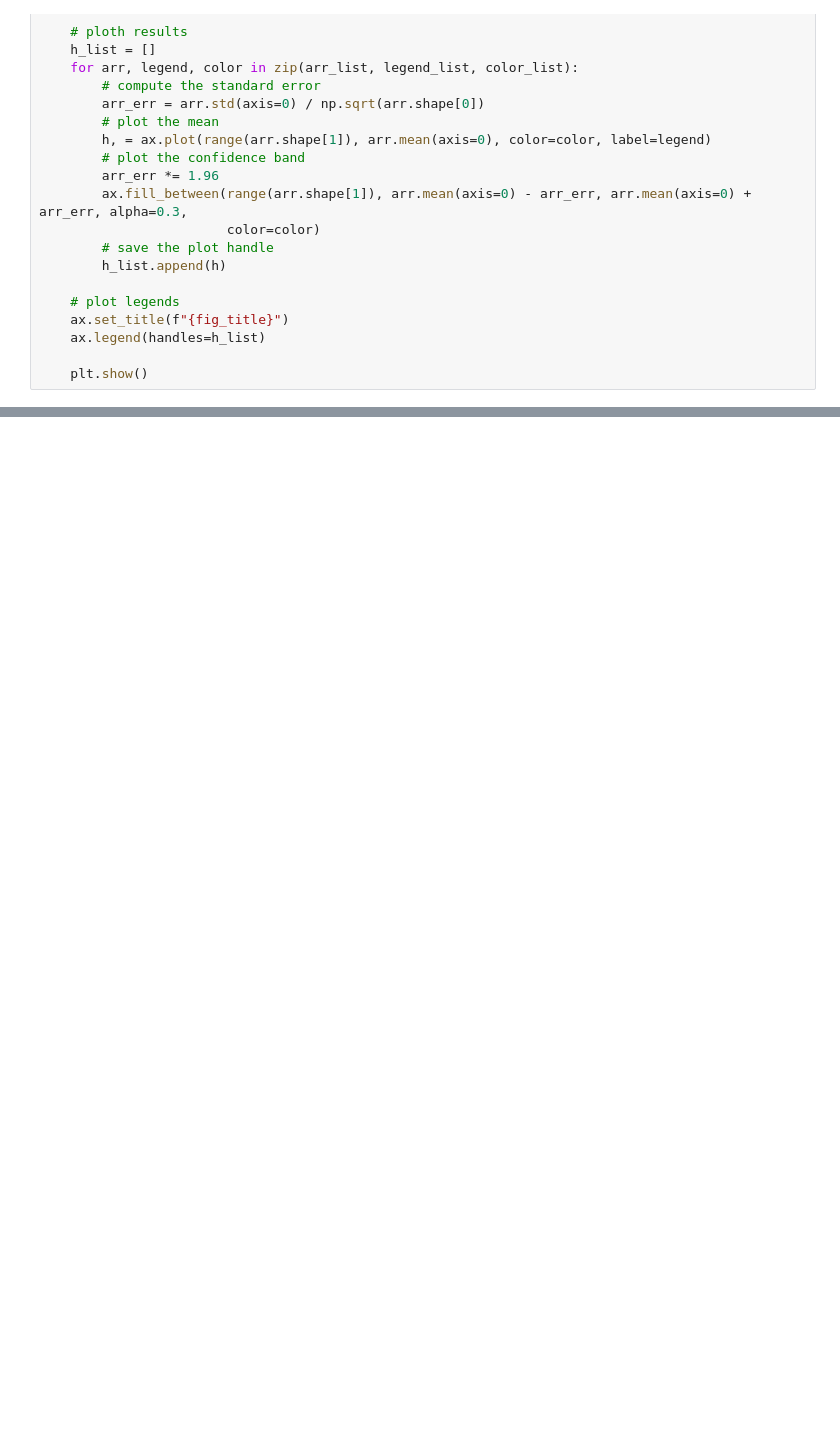
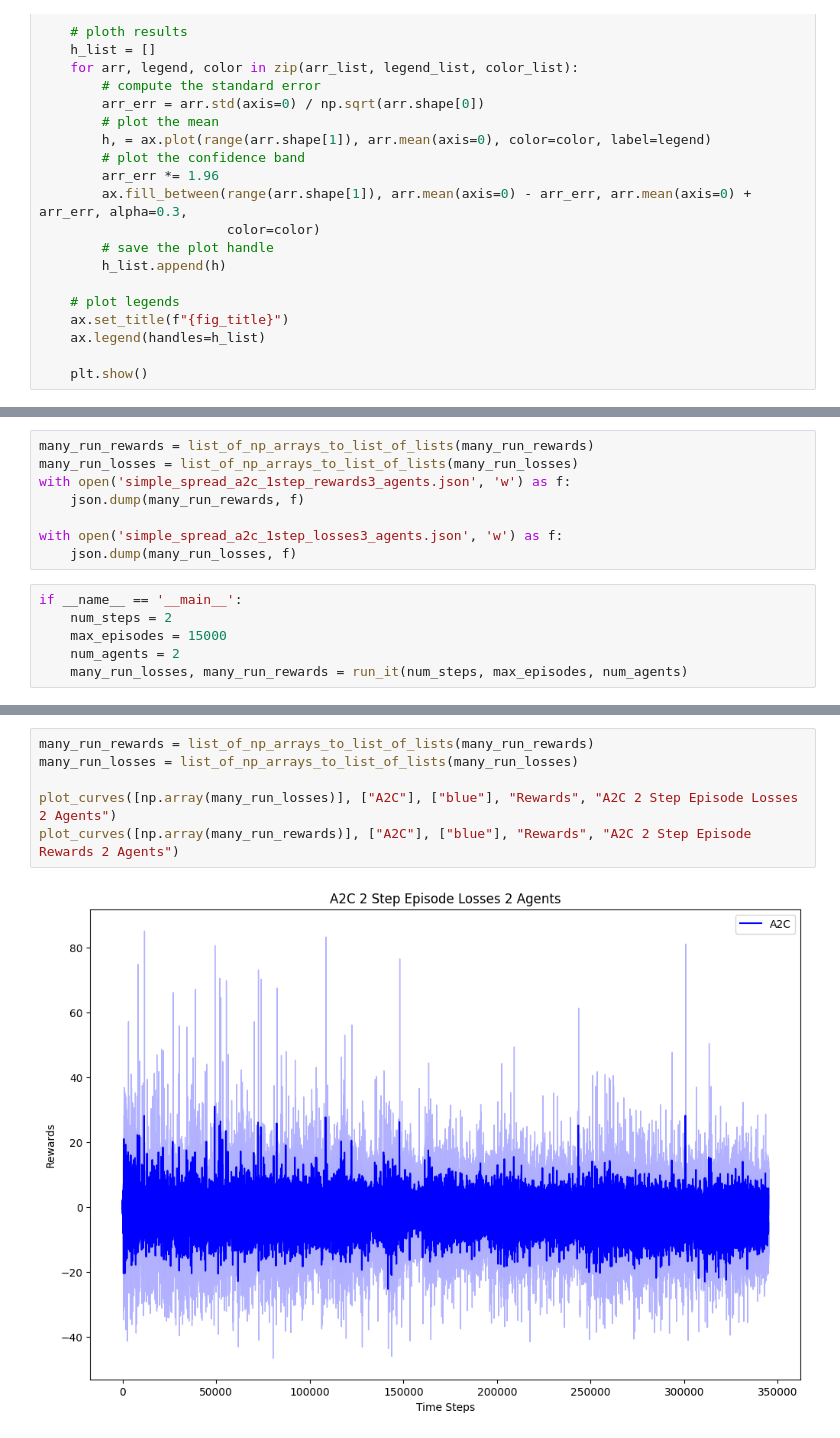
Before and after one commit to atharvaw1/Option_vs_actor_critic, a Jupyter notebook: actor-critic/SimpleSpread.ipynb, the cells around one changed output, grey strips where cells are left out. Drawn from its saved outputs; the diff is of its cells as text; blank space fills up the shorter version.

```diff
--- a/actor-critic/SimpleSpread.ipynb
+++ b/actor-critic/SimpleSpread.ipynb
@@ -477,0 +579,14 @@ with open('simple_spread_a2c_5step_rewards_5_local_normalized_obs_episodes_len_1
+# %%
+many_run_rewards = list_of_np_arrays_to_list_of_lists(many_run_rewards)
+many_run_losses = list_of_np_arrays_to_list_of_lists(many_run_losses)
+with open('simple_spread_a2c_1step_rewards3_agents.json', 'w') as f:
+    json.dump(many_run_rewards, f)
+
+with open('simple_spread_a2c_1step_losses3_agents.json', 'w') as f:
+    json.dump(many_run_losses, f)
+# %%
+if __name__ == '__main__':
+    num_steps = 2
+    max_episodes = 15000
+    num_agents = 2
+    many_run_losses, many_run_rewards = run_it(num_steps, max_episodes, num_agents)
@@ -477,0 +611,8 @@ with open('simple_spread_a2c_5step_rewards_5_local_normalized_obs_episodes_len_1
+# %%
+many_run_rewards = list_of_np_arrays_to_list_of_lists(many_run_rewards)
+many_run_losses = list_of_np_arrays_to_list_of_lists(many_run_losses)
+
+plot_curves([np.array(many_run_losses)], ["A2C"], ["blue"], "Rewards", "A2C 2 Step Episode Losses 2 Agents")
+plot_curves([np.array(many_run_rewards)], ["A2C"], ["blue"], "Rewards", "A2C 2 Step Episode Rewards 2 Agents")
+# %% [output]
+[figure, added]
```
Also changed, not shown: parts of 21 cells of this notebook, 13 other files.
